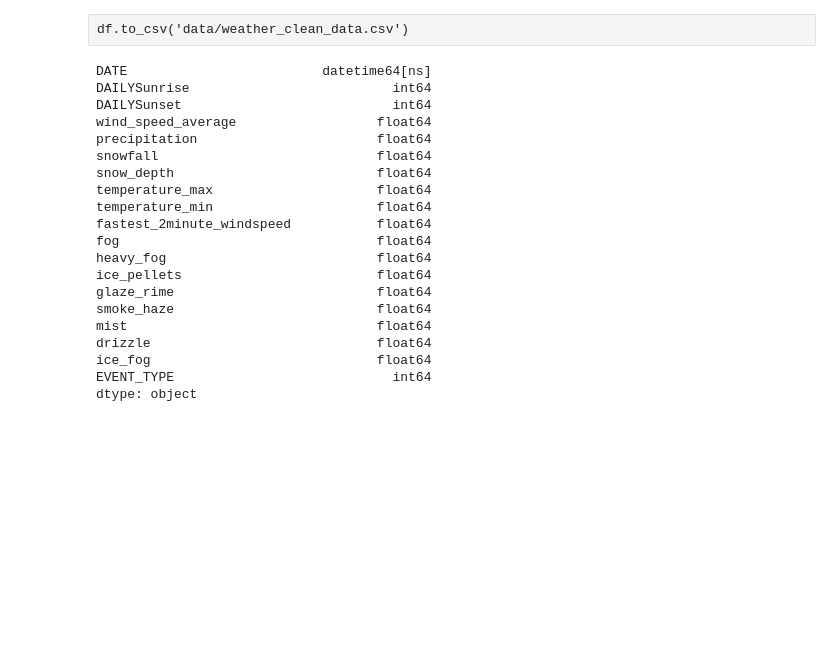
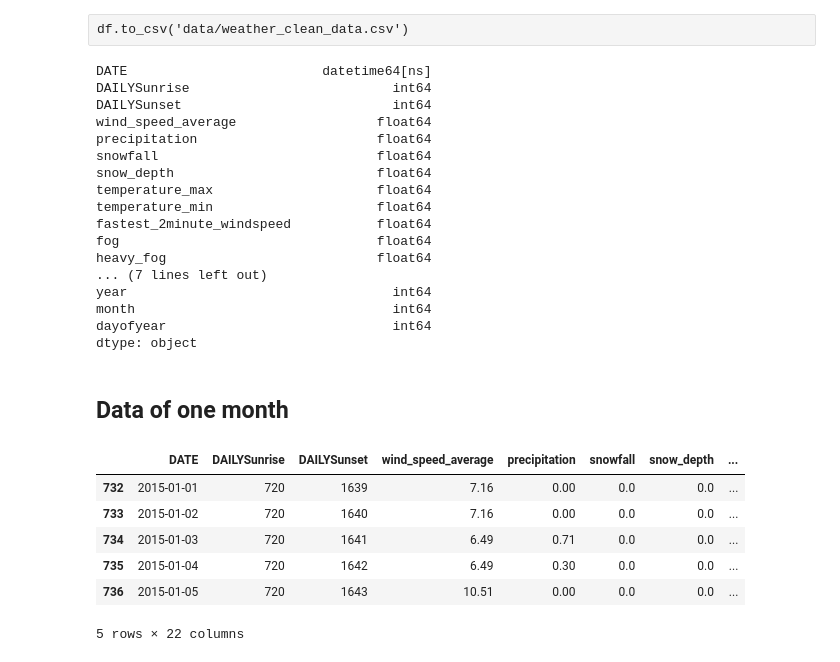
Before and after one commit to lingyielia/YellowTaxi, a Jupyter notebook: 1-data_prep_weather.ipynb, the cells around one changed output. Drawn from its saved outputs; the diff is of its cells as text; code cells hidden in the pictures; blank space fills up the shorter version.

```diff
--- a/1-data_prep_weather.ipynb
+++ b/1-data_prep_weather.ipynb
@@ -651,0 +643,5 @@ df.head()
+# %%
+df['year'] = df['DATE'].dt.year
+df['month'] = df['DATE'].dt.month
+df['dayofyear'] = df['DATE'].dt.dayofyear
+df.head()
@@ -678,11 +683,22 @@ temperature_min                     float64
 fastest_2minute_windspeed           float64
 fog                                 float64
 heavy_fog                           float64
-ice_pellets                         float64
-glaze_rime                          float64
-smoke_haze                          float64
-mist                                float64
-drizzle                             float64
-ice_fog                             float64
-EVENT_TYPE                            int64
+... (7 lines left out)
+year                                  int64
+month                                 int64
+dayofyear                             int64
 dtype: object
+# %% [markdown]
+## Data of one month
+# %%
+df = df[df['year'] == 2015]
+df = df[df['month'] == 1]
+df.head()
+# %% [output]
+|  | DATE | DAILYSunrise | DAILYSunset | wind_speed_average | precipitation | snowfall | snow_depth | ... |
+| 732 | 2015-01-01 | 720 | 1639 | 7.16 | 0.00 | 0.0 | 0.0 | ... |
+| 733 | 2015-01-02 | 720 | 1640 | 7.16 | 0.00 | 0.0 | 0.0 | ... |
+| 734 | 2015-01-03 | 720 | 1641 | 6.49 | 0.71 | 0.0 | 0.0 | ... |
+| 735 | 2015-01-04 | 720 | 1642 | 6.49 | 0.30 | 0.0 | 0.0 | ... |
+| 736 | 2015-01-05 | 720 | 1643 | 10.51 | 0.00 | 0.0 | 0.0 | ... |
+5 rows × 22 columns
```
Also changed, not shown: parts of 6 cells of this notebook.
